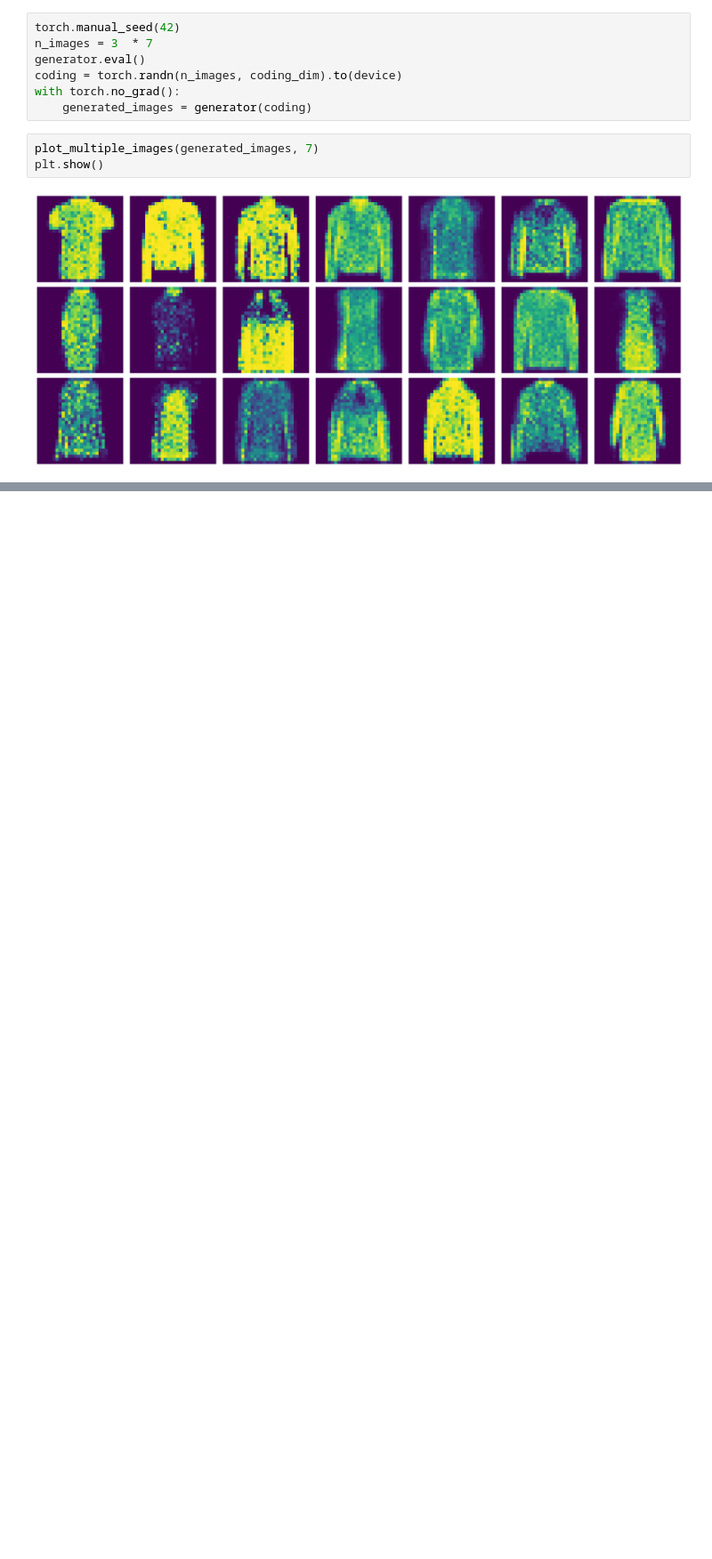
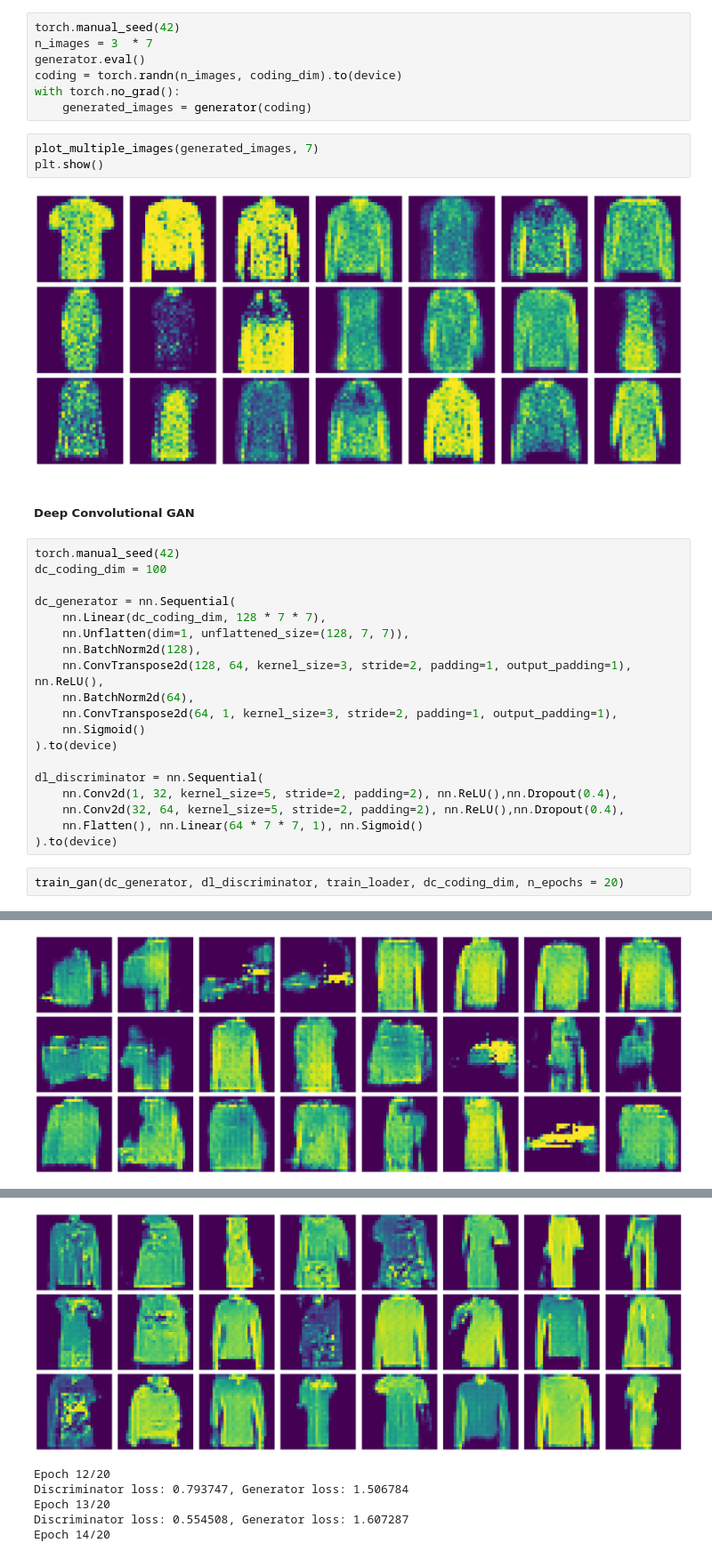
Before and after one commit to Portia-dot/Autoencoder-GANS-DiffusionModels, a Jupyter notebook: Autoencoder.ipynb, the cells around one changed output, grey strips where cells are left out. Shown at 89% size. Saved outputs shown, nothing was run; the diff lists cells and outputs as text; blank space fills up the shorter version.

```diff
--- a/Autoencoder.ipynb
+++ b/Autoencoder.ipynb
@@ -1093,3 +1095,27 @@ plot_multiple_images(generated_images, 7)
 plt.show()
 # %% [output]
 [figure]
+# %% [markdown]
+##### Deep Convolutional GAN
+# %%
+torch.manual_seed(42)
+dc_coding_dim = 100
+
+dc_generator = nn.Sequential(
+    nn.Linear(dc_coding_dim, 128 * 7 * 7),
+    nn.Unflatten(dim=1, unflattened_size=(128, 7, 7)),
+    nn.BatchNorm2d(128),
+    nn.ConvTranspose2d(128, 64, kernel_size=3, stride=2, padding=1, output_padding=1), nn.ReLU(),
+    nn.BatchNorm2d(64),
+    nn.ConvTranspose2d(64, 1, kernel_size=3, stride=2, padding=1, output_padding=1),
+    nn.Sigmoid()
+).to(device)
+
+dl_discriminator = nn.Sequential(
+    nn.Conv2d(1, 32, kernel_size=5, stride=2, padding=2), nn.ReLU(),nn.Dropout(0.4),
+    nn.Conv2d(32, 64, kernel_size=5, stride=2, padding=2), nn.ReLU(),nn.Dropout(0.4),
+    nn.Flatten(), nn.Linear(64 * 7 * 7, 1), nn.Sigmoid()
+).to(device)
+# %%
+train_gan(dc_generator, dl_discriminator, train_loader, dc_coding_dim, n_epochs = 20)
+# %% [output]
@@ -1095,0 +1124 @@ plt.show()
+[figure, added]
@@ -1095,0 +1145,6 @@ plt.show()
+[figure, added]
+Epoch 12/20
+Discriminator loss: 0.793747, Generator loss: 1.506784
+Epoch 13/20
+Discriminator loss: 0.554508, Generator loss: 1.607287
+Epoch 14/20
```
Also changed, not shown: parts of 12 cells of this notebook.
